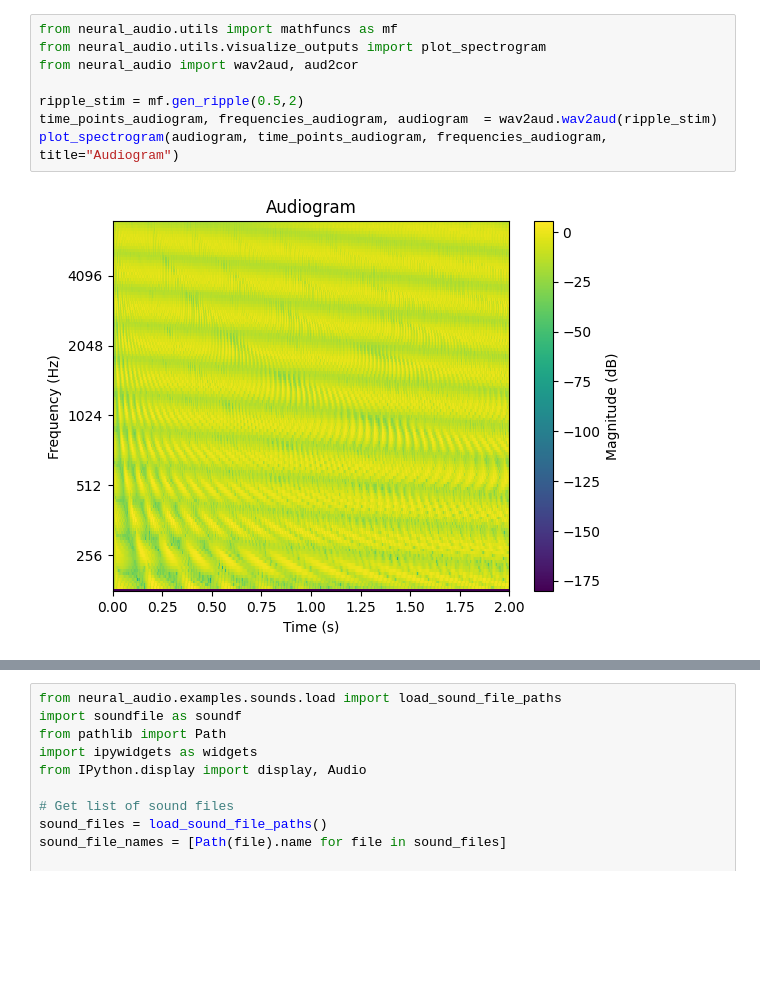
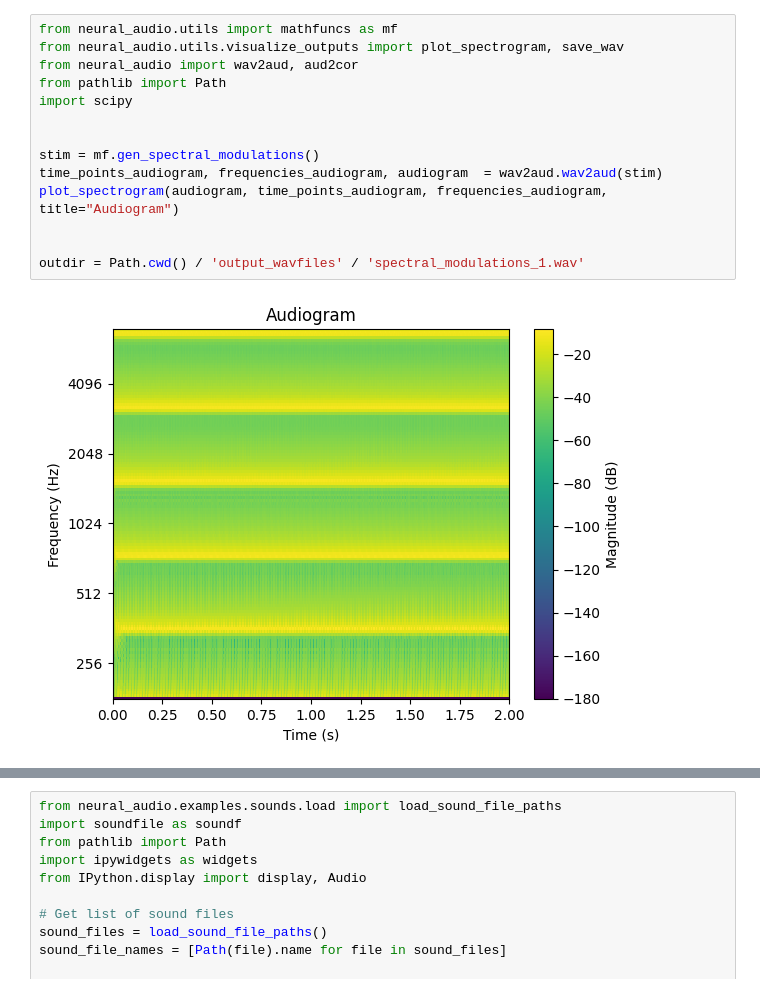
Before and after one commit to ninocapipoca/neural_audio, a Jupyter notebook: tutorials/Testing_aud2cor.ipynb, the cells around one changed output, grey strips where cells are left out. Saved outputs shown, nothing was run; the diff lists cells and outputs as text; blank space fills up the shorter version.

```diff
--- a/tutorials/Testing_aud2cor.ipynb
+++ b/tutorials/Testing_aud2cor.ipynb
@@ -1,10 +1,16 @@
 # %%
 from neural_audio.utils import mathfuncs as mf
-from neural_audio.utils.visualize_outputs import plot_spectrogram
+from neural_audio.utils.visualize_outputs import plot_spectrogram, save_wav
 from neural_audio import wav2aud, aud2cor
+from pathlib import Path
+import scipy
 
-ripple_stim = mf.gen_ripple(0.5,2)
-time_points_audiogram, frequencies_audiogram, audiogram  = wav2aud.wav2aud(ripple_stim)
+
+stim = mf.gen_spectral_modulations()
+time_points_audiogram, frequencies_audiogram, audiogram  = wav2aud.wav2aud(stim)
 plot_spectrogram(audiogram, time_points_audiogram, frequencies_audiogram, title="Audiogram")
+
+
+outdir = Path.cwd() / 'output_wavfiles' / 'spectral_modulations_1.wav'
 # %% [output]
-[figure, old version]
+[figure, new version]
```
Also changed, not shown: parts of 1 cell of this notebook, 7 other files.
